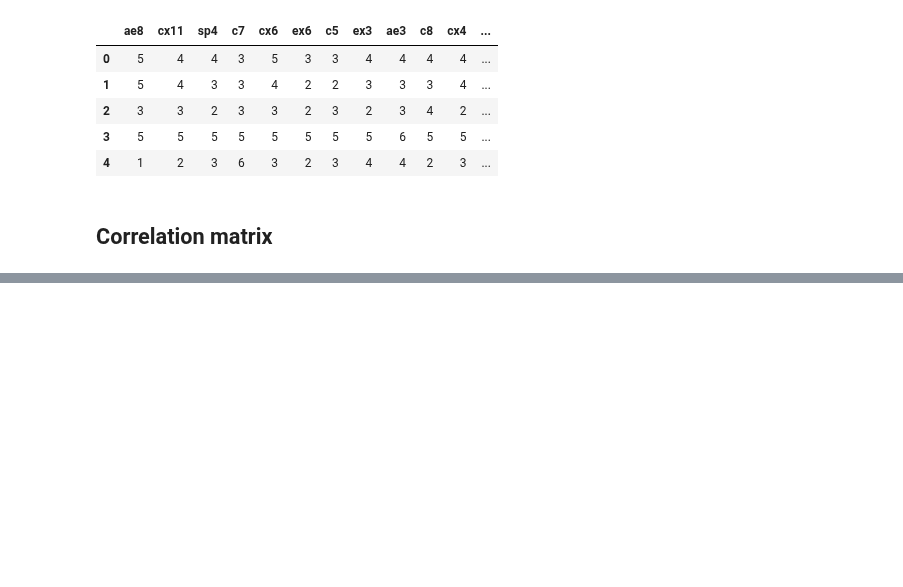
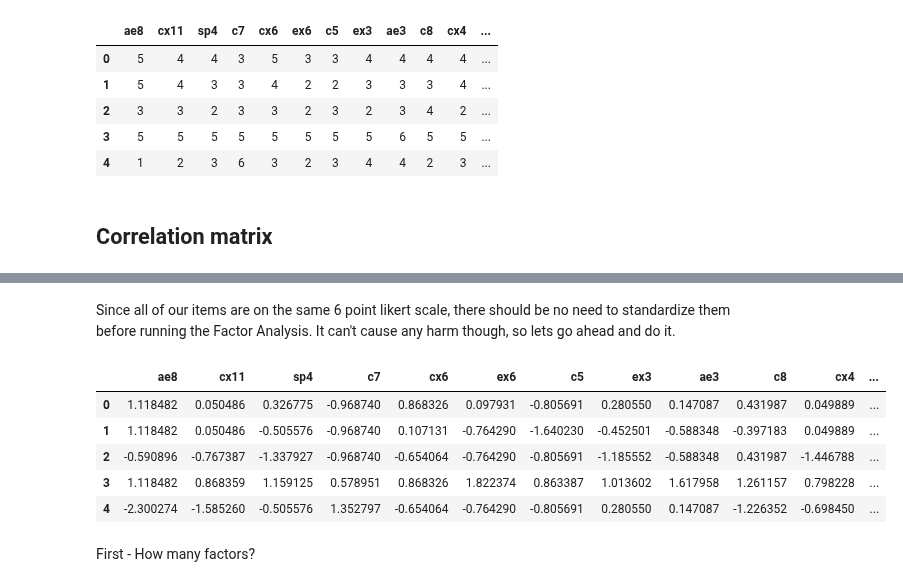
Before and after one commit to ReneeErnst/scaledev, a Jupyter notebook: notebooks/scale_dev.ipynb, the cells around one changed output, grey strips where cells are left out. Drawn from its saved outputs; the diff is of its cells as text; code cells hidden in the pictures; blank space fills up the shorter version.

```diff
--- a/notebooks/scale_dev.ipynb
+++ b/notebooks/scale_dev.ipynb
@@ -144,0 +130,22 @@ Next we will move onto the factor analysis. Once we have determined what items t
+# %% [markdown]
+Since all of our items are on the same 6 point likert scale, there should be no need to standardize them before running the Factor Analysis. It can't cause any harm though, so lets go ahead and do it.
+# %%
+# Standardize each scale item (z score normalization)
+df_fa = df[scale_cols_no_rs1].copy()
+
+scaler = StandardScaler()
+
+# Standardize all numerical columns
+numerical_cols = df_fa.select_dtypes(include=['number']).columns
+df_fa[numerical_cols] = scaler.fit_transform(df_fa[numerical_cols])
+
+df_fa.head()
+# %% [output]
+|  | ae8 | cx11 | sp4 | c7 | cx6 | ex6 | c5 | ex3 | ae3 | c8 | cx4 | ... |
+| 0 | 1.118482 | 0.050486 | 0.326775 | -0.968740 | 0.868326 | 0.097931 | -0.805691 | 0.280550 | 0.147087 | 0.431987 | 0.049889 | ... |
+| 1 | 1.118482 | 0.050486 | -0.505576 | -0.968740 | 0.107131 | -0.764290 | -1.640230 | -0.452501 | -0.588348 | -0.397183 | 0.049889 | ... |
+| 2 | -0.590896 | -0.767387 | -1.337927 | -0.968740 | -0.654064 | -0.764290 | -0.805691 | -1.185552 | -0.588348 | 0.431987 | -1.446788 | ... |
+| 3 | 1.118482 | 0.868359 | 1.159125 | 0.578951 | 0.868326 | 1.822374 | 0.863387 | 1.013602 | 1.617958 | 1.261157 | 0.798228 | ... |
+| 4 | -2.300274 | -1.585260 | -0.505576 | 1.352797 | -0.654064 | -0.764290 | -0.805691 | 0.280550 | 0.147087 | -1.226352 | -0.698450 | ... |
+# %% [markdown]
+First - How many factors?
```
Also changed, not shown: parts of 16 cells of this notebook, 3 other files.
